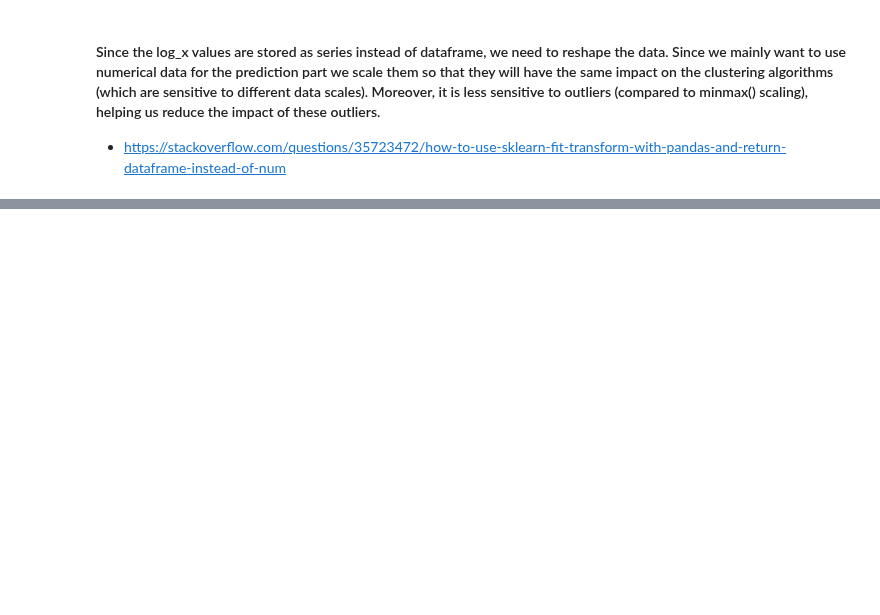
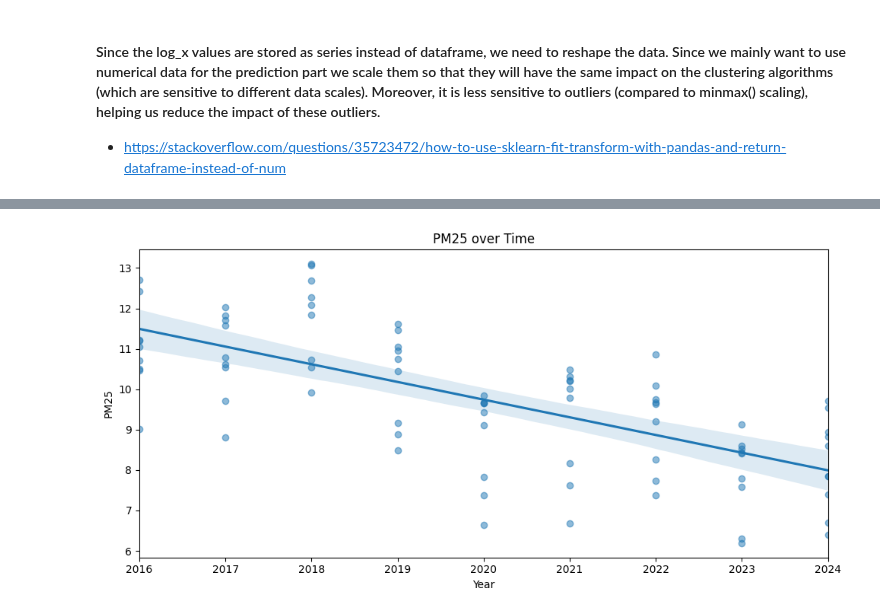
Before and after one commit to R-Zaid/DSS-project, a Jupyter notebook: main/Preprocessors/PM25_dataset.ipynb, the cells around one changed output, grey strips where cells are left out. Saved outputs shown, nothing was run; the diff lists cells and outputs as text; code cells hidden in the pictures; blank space fills up the shorter version.

```diff
--- a/main/Preprocessors/PM25_dataset.ipynb
+++ b/main/Preprocessors/PM25_dataset.ipynb
@@ -627,0 +758,35 @@ plt.show()
+# %%
+import pandas as pd
+import matplotlib.pyplot as plt
+import seaborn as sns
+
+# Ensure Year is numeric
+dfpm25['Year'] = dfpm25['Year'].astype(int)
+
+# Plot
+plt.figure(figsize=(10, 5))
+ax = plt.gca()
+
+sns.regplot(
+    x='Year',
+    y='Average PM2.5 Value',
+    data=dfpm25,
+    scatter_kws={'alpha': 0.5},
+    robust=True,
+    ax=ax
+)
+
+# Labels and formatting
+ax.set_title("PM25 over Time")
+ax.set_xlabel("Year")
+ax.set_ylabel("PM25")
+
+years = sorted(dfpm25['Year'].unique())
+
+# limits
+ax.set_xlim(dfpm25['Year'].min(), dfpm25['Year'].max())
+
+plt.tight_layout()
+plt.show()
+# %% [output]
+[figure, added]
```
Also changed, not shown: parts of 44 cells of this notebook, 10 other files.
